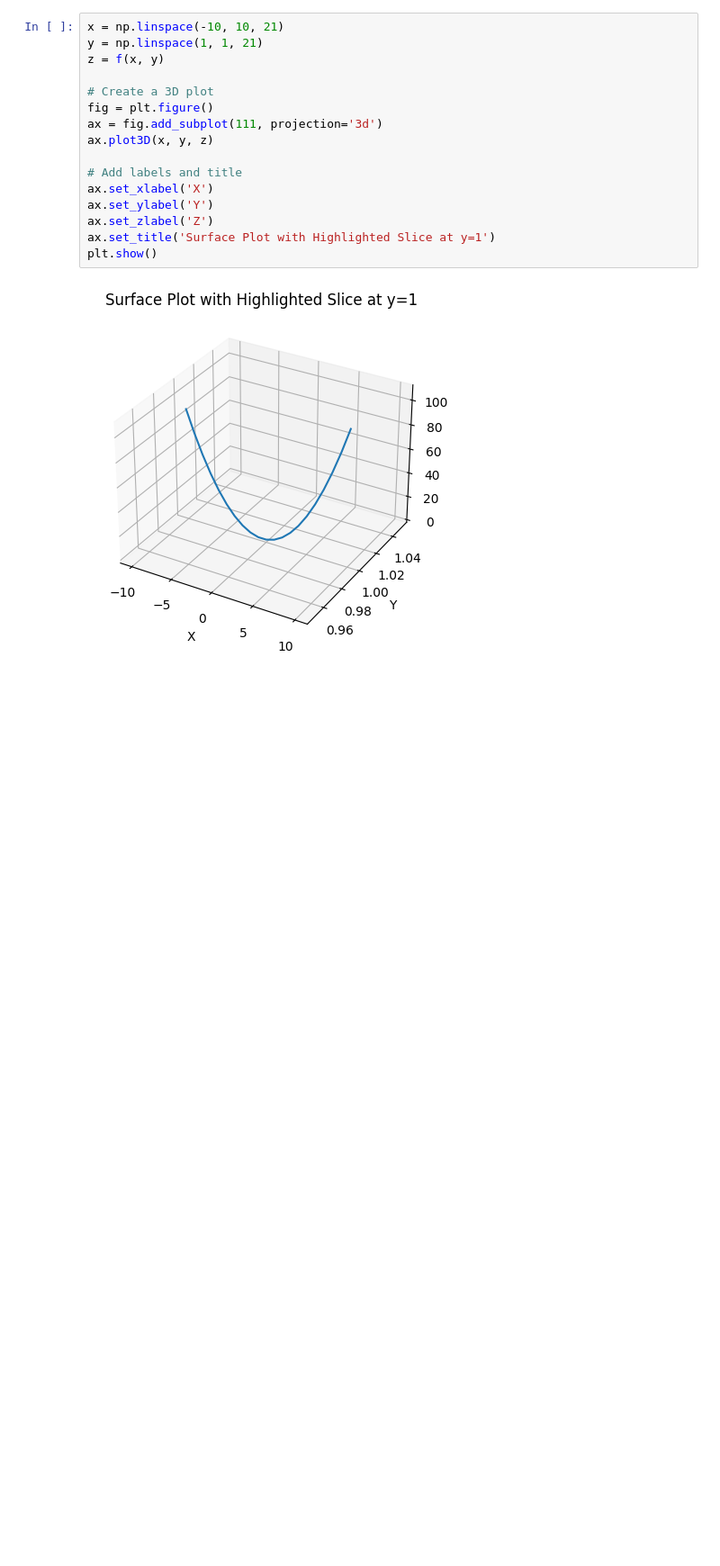
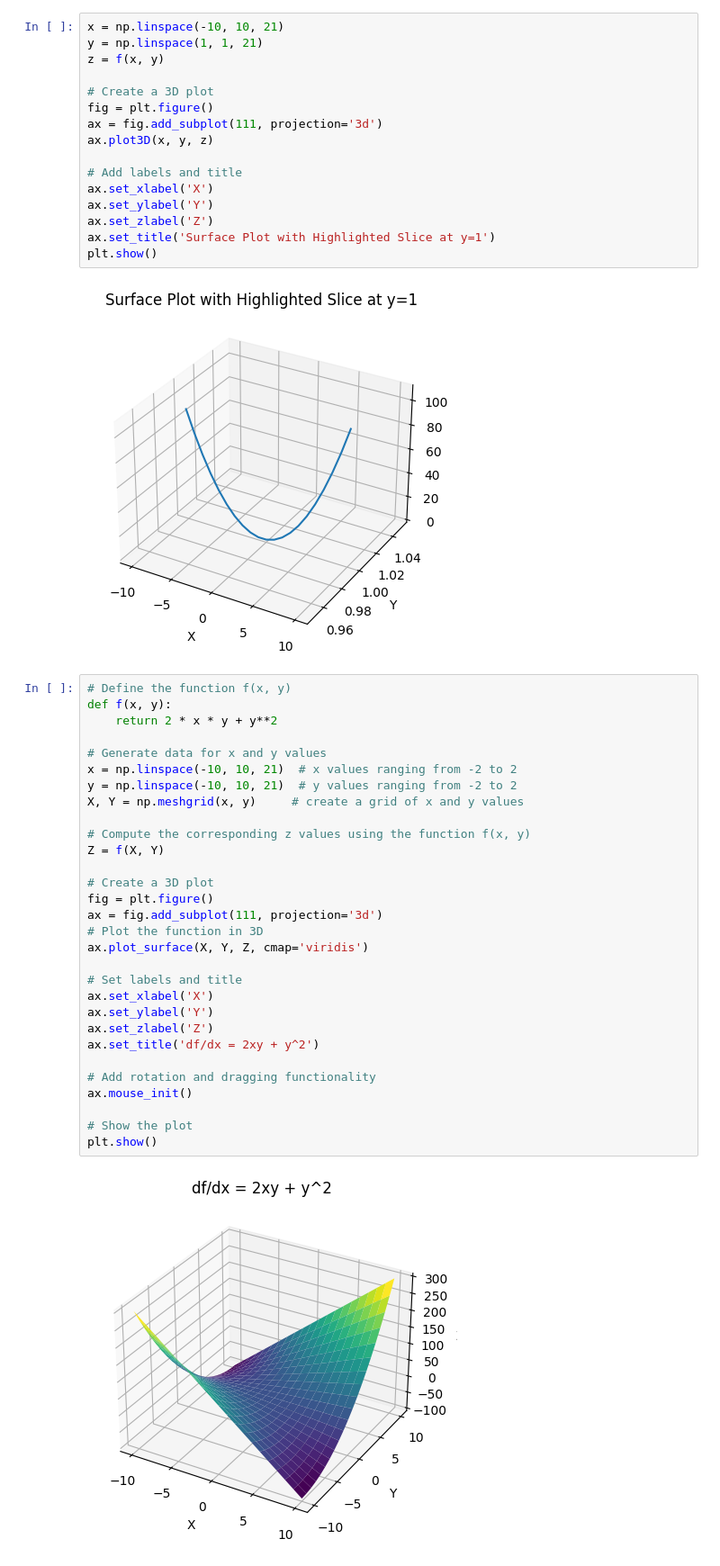
Before and after one commit to Wave-95/273DaysOfML, a Jupyter notebook: Education/Multi-variable Calculus/Introduction/Surfaces.ipynb, the cells around one changed output. Shown at 90% size. Saved outputs shown, nothing was run; the diff lists cells and outputs as text; blank space fills up the shorter version.

```diff
--- a/Education/Multi-variable Calculus/Introduction/Surfaces.ipynb
+++ b/Education/Multi-variable Calculus/Introduction/Surfaces.ipynb
@@ -51,3 +51,35 @@ ax.set_title('Surface Plot with Highlighted Slice at y=1')
 plt.show()
 # %% [output]
 [figure]
+# %%
+# Define the function f(x, y)
+def f(x, y):
+    return 2 * x * y + y**2
+
+# Generate data for x and y values
+x = np.linspace(-10, 10, 21)  # x values ranging from -2 to 2
+y = np.linspace(-10, 10, 21)  # y values ranging from -2 to 2
+X, Y = np.meshgrid(x, y)     # create a grid of x and y values
+
+# Compute the corresponding z values using the function f(x, y)
+Z = f(X, Y)
+
+# Create a 3D plot
+fig = plt.figure()
+ax = fig.add_subplot(111, projection='3d')
+# Plot the function in 3D
+ax.plot_surface(X, Y, Z, cmap='viridis')
+
+# Set labels and title
+ax.set_xlabel('X')
+ax.set_ylabel('Y')
+ax.set_zlabel('Z')
+ax.set_title('df/dx = 2xy + y^2')
+
+# Add rotation and dragging functionality
+ax.mouse_init()
+
+# Show the plot
+plt.show()
+# %% [output]
+[figure, added]
```
Also changed, not shown: parts of 1 cell of this notebook, 11 other files.
